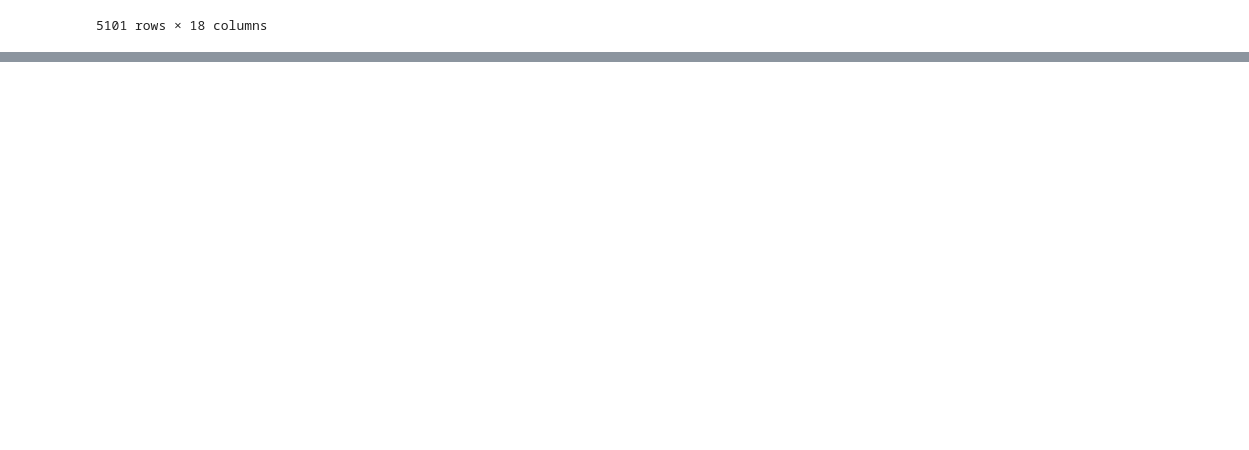
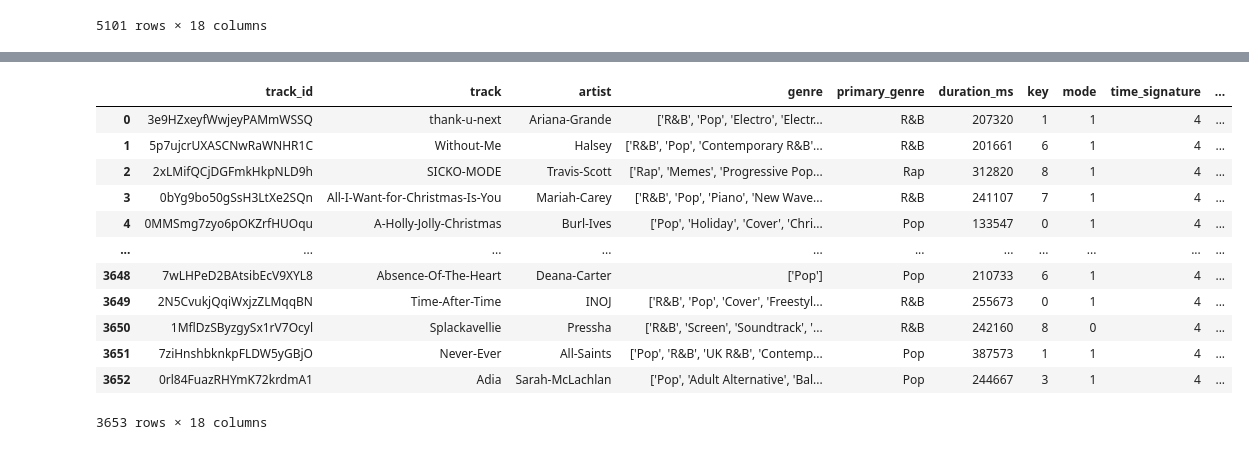
Before and after one commit to jeugenio103/Project-4, a Jupyter notebook: Lyric and Genre Data Collection/all_artist_ETL.ipynb, the cells around one changed output, grey strips where cells are left out. Saved outputs shown, nothing was run; the diff lists cells and outputs as text; code cells hidden in the pictures; blank space fills up the shorter version.

```diff
--- a/Lyric and Genre Data Collection/all_artist_scrape.ipynb
+++ b/Lyric and Genre Data Collection/all_artist_ETL.ipynb
@@ -384,0 +407,19 @@ df_filtered.to_csv('../Test-Data/primary-genre-5k.csv',sep=',')
+# %%
+df = df.dropna(how='any')
+# %%
+
+df.reset_index(drop=True)
+# %% [output]
+|  | track_id | track | artist | genre | primary_genre | duration_ms | key | mode | time_signature | ... |
+| 0 | 3e9HZxeyfWwjeyPAMmWSSQ | thank-u-next | Ariana-Grande | ['R&B', 'Pop', 'Electro', 'Electr... | R&B | 207320 | 1 | 1 | 4 | ... |
+| 1 | 5p7ujcrUXASCNwRaWNHR1C | Without-Me | Halsey | ['R&B', 'Pop', 'Contemporary R&B'... | R&B | 201661 | 6 | 1 | 4 | ... |
+| 2 | 2xLMifQCjDGFmkHkpNLD9h | SICKO-MODE | Travis-Scott | ['Rap', 'Memes', 'Progressive Pop... | Rap | 312820 | 8 | 1 | 4 | ... |
+| 3 | 0bYg9bo50gSsH3LtXe2SQn | All-I-Want-for-Christmas-Is-You | Mariah-Carey | ['R&B', 'Pop', 'Piano', 'New Wave... | R&B | 241107 | 7 | 1 | 4 | ... |
+| 4 | 0MMSmg7zyo6pOKZrfHUOqu | A-Holly-Jolly-Christmas | Burl-Ives | ['Pop', 'Holiday', 'Cover', 'Chri... | Pop | 133547 | 0 | 1 | 4 | ... |
+| ... | ... | ... | ... | ... | ... | ... | ... | ... | ... | ... |
+| 3648 | 7wLHPeD2BAtsibEcV9XYL8 | Absence-Of-The-Heart | Deana-Carter | ['Pop'] | Pop | 210733 | 6 | 1 | 4 | ... |
+| 3649 | 2N5CvukjQqiWxjzZLMqqBN | Time-After-Time | INOJ | ['R&B', 'Pop', 'Cover', 'Freestyl... | R&B | 255673 | 0 | 1 | 4 | ... |
+| 3650 | 1MflDzSByzgySx1rV7Ocyl | Splackavellie | Pressha | ['R&B', 'Screen', 'Soundtrack', '... | R&B | 242160 | 8 | 0 | 4 | ... |
+| 3651 | 7ziHnshbknkpFLDW5yGBjO | Never-Ever | All-Saints | ['Pop', 'R&B', 'UK R&B', 'Contemp... | Pop | 387573 | 1 | 1 | 4 | ... |
+| 3652 | 0rl84FuazRHYmK72krdmA1 | Adia | Sarah-McLachlan | ['Pop', 'Adult Alternative', 'Bal... | Pop | 244667 | 3 | 1 | 4 | ... |
+3653 rows × 18 columns
```
Also changed, not shown: parts of 23 cells of this notebook, 5 other files.
